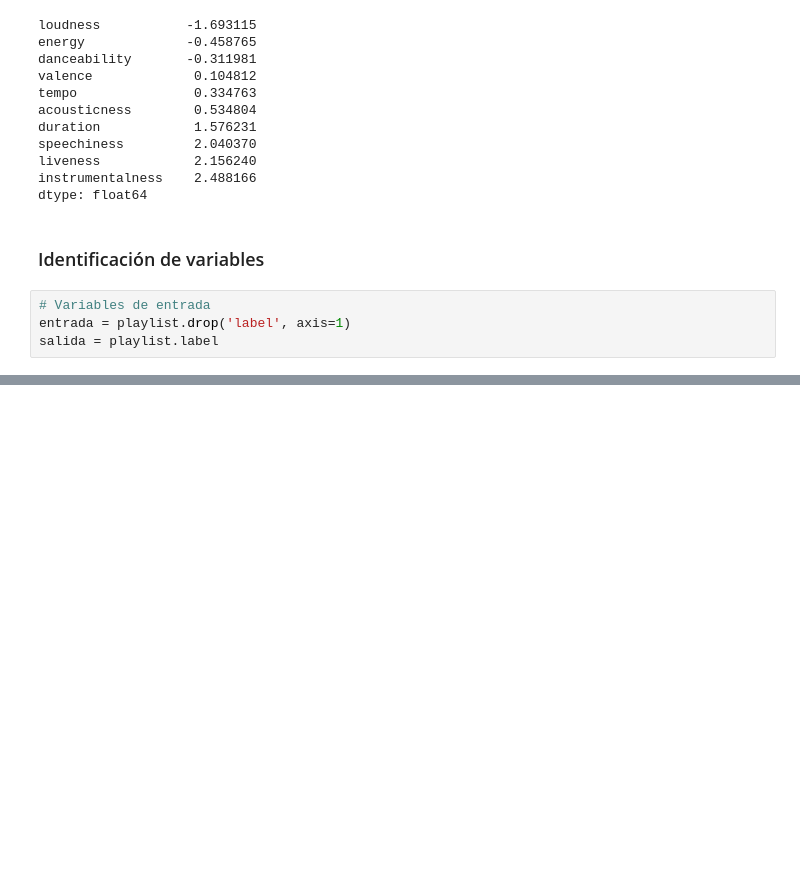
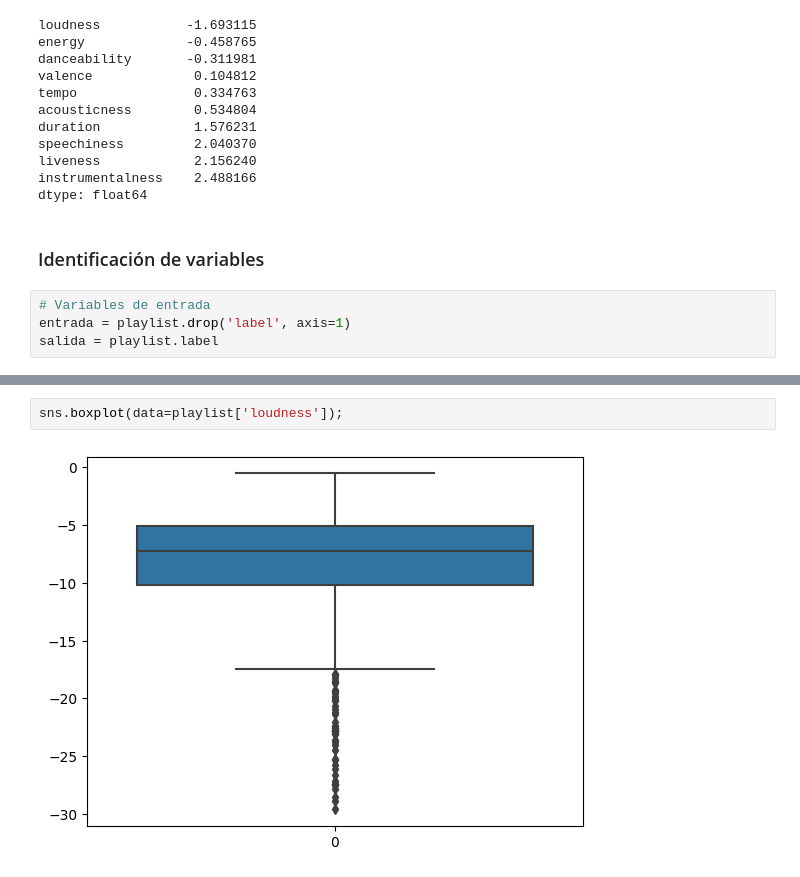
Before and after one commit to manoloacademia/CEIA_Analisis_de_datos, a Jupyter notebook: practica_final/analysis_spotify.ipynb, the cells around one changed output, grey strips where cells are left out. Saved outputs shown, nothing was run; the diff lists cells and outputs as text; blank space fills up the shorter version.

```diff
--- a/practica_final/analysis_spotify.ipynb
+++ b/practica_final/analysis_spotify.ipynb
@@ -212,0 +230,4 @@ salida = playlist.label
+# %%
+sns.boxplot(data=playlist['loudness']);
+# %% [output]
+[figure, added]
```
Also changed, not shown: parts of 6 cells of this notebook.
